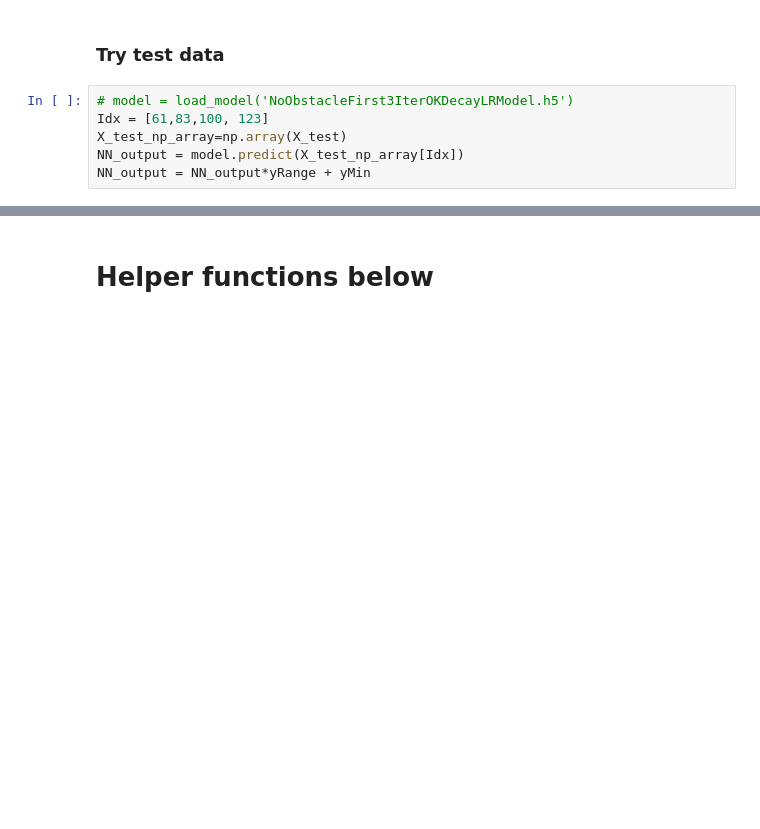
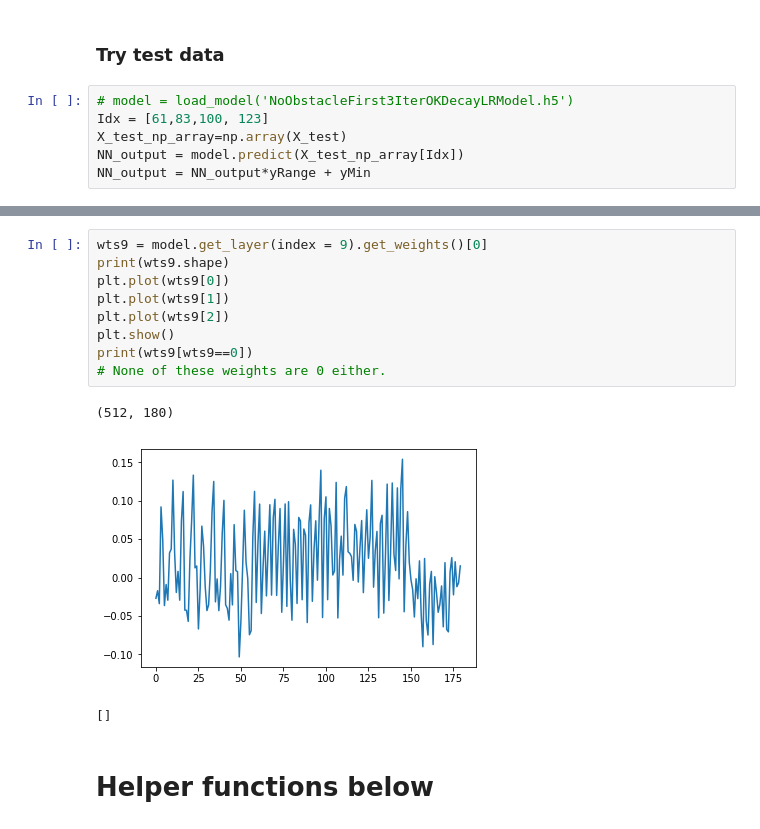
Before and after one commit to somritabanerjee/GuSTO.jl, a Jupyter notebook: examples/try_to_overfit_neural_network.ipynb, the cells around one changed output, grey strips where cells are left out. Saved outputs shown, nothing was run; the diff lists cells and outputs as text; blank space fills up the shorter version.

```diff
--- a/examples/try_to_overfit_neural_network.ipynb
+++ b/examples/try_to_overfit_neural_network.ipynb
@@ -337,3 +407,16 @@ Test Examples
+# %%
+wts9 = model.get_layer(index = 9).get_weights()[0]
+print(wts9.shape)
+plt.plot(wts9[0])
+plt.plot(wts9[1])
+plt.plot(wts9[2])
+plt.show()
+print(wts9[wts9==0])
+# None of these weights are 0 either.
+# %% [output]
+(512, 180)
+[figure, added]
+[]
 # %% [markdown]
 # Helper functions below
 # %% [markdown]
```
Also changed, not shown: parts of 17 cells of this notebook, 2 other files.
